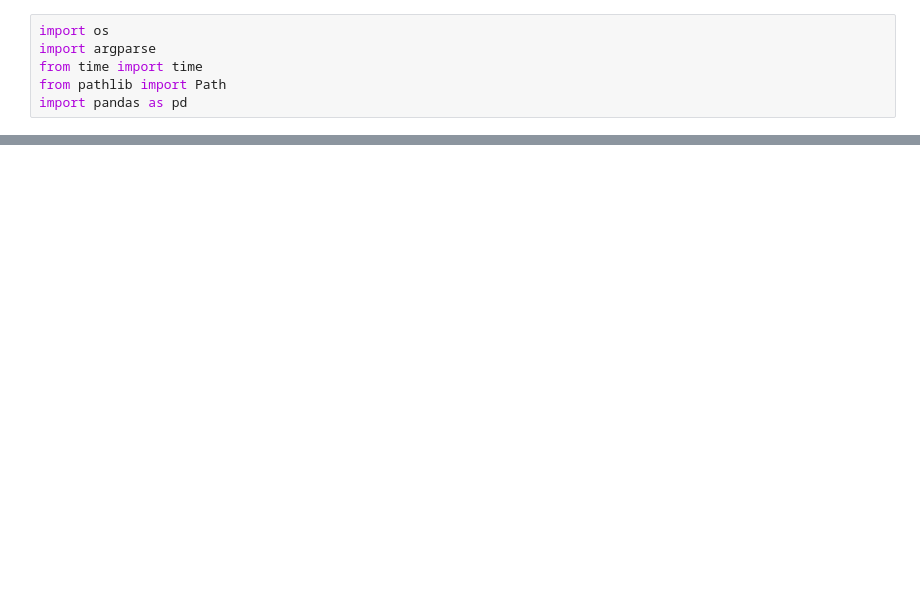
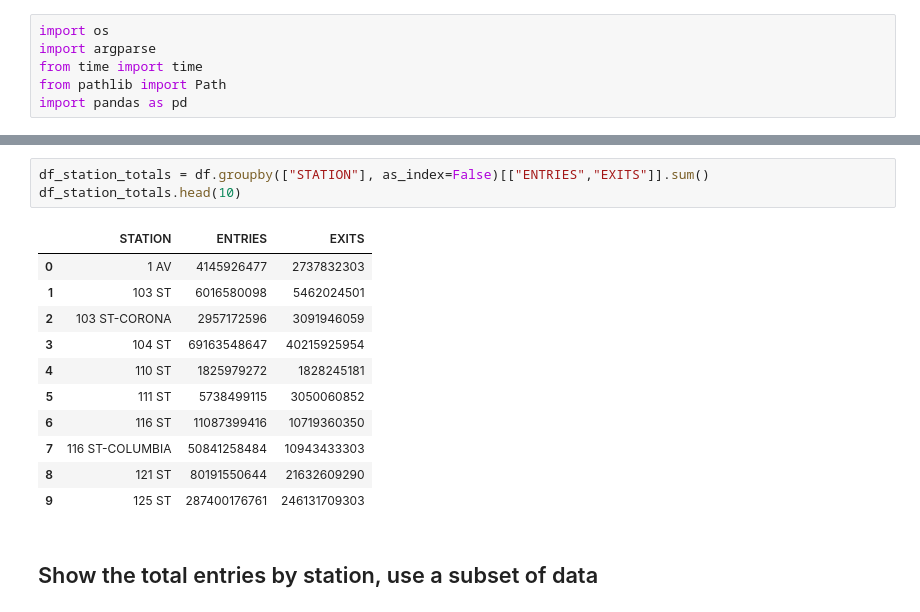
Before and after one commit to ozkary/data-engineering-mta-turnstile, a Jupyter notebook: Step1-Discovery/discovery.ipynb, the cells around one changed output, grey strips where cells are left out. Drawn from its saved outputs; the diff is of its cells as text; blank space fills up the shorter version.

```diff
--- a/Step1-Discovery/discovery.ipynb
+++ b/Step1-Discovery/discovery.ipynb
@@ -38,0 +66,17 @@ df.head(10)
+# %%
+df_station_totals = df.groupby(["STATION"], as_index=False)[["ENTRIES","EXITS"]].sum()
+df_station_totals.head(10)
+# %% [output]
+|  | STATION | ENTRIES | EXITS |
+| 0 | 1 AV | 4145926477 | 2737832303 |
+| 1 | 103 ST | 6016580098 | 5462024501 |
+| 2 | 103 ST-CORONA | 2957172596 | 3091946059 |
+| 3 | 104 ST | 69163548647 | 40215925954 |
+| 4 | 110 ST | 1825979272 | 1828245181 |
+| 5 | 111 ST | 5738499115 | 3050060852 |
+| 6 | 116 ST | 11087399416 | 10719360350 |
+| 7 | 116 ST-COLUMBIA | 50841258484 | 10943433303 |
+| 8 | 121 ST | 80191550644 | 21632609290 |
+| 9 | 125 ST | 287400176761 | 246131709303 |
+# %% [markdown]
+## Show the total entries by station, use a subset of data
```
Also changed, not shown: parts of 9 cells of this notebook.
